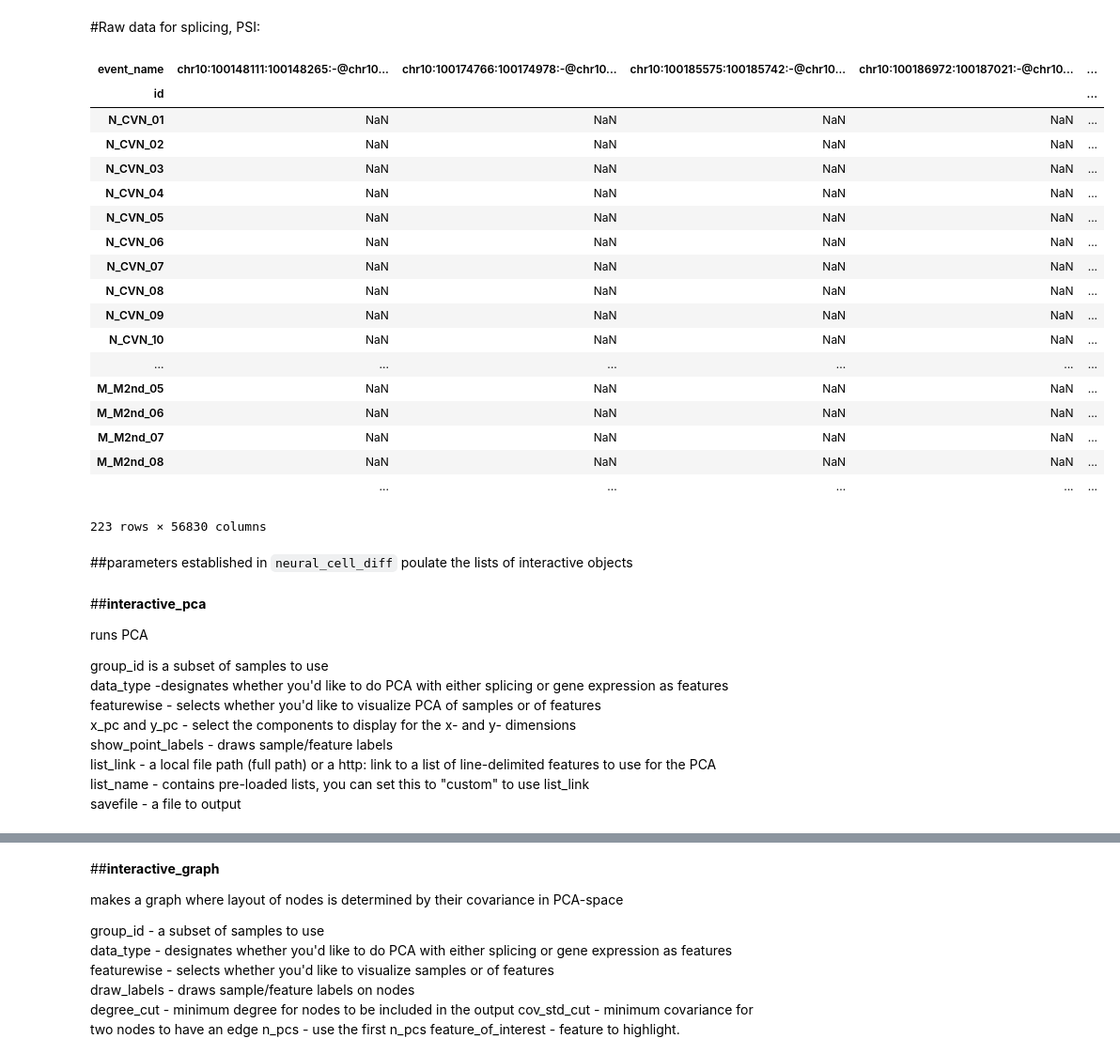
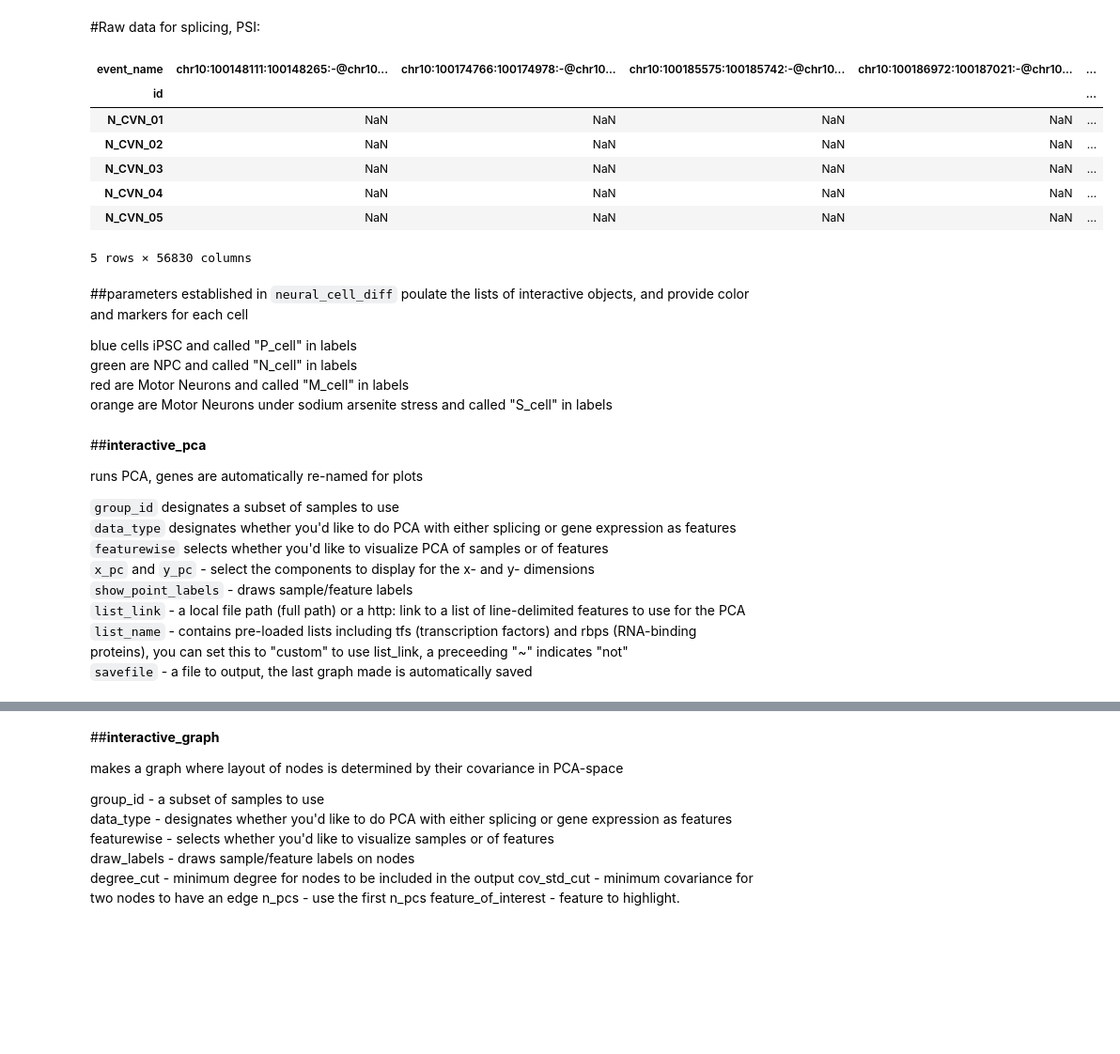
Before and after one commit to YeoLab/flotilla, a Jupyter notebook: intro to flotilla.ipynb, the cells around one changed output, grey strips where cells are left out. Shown at 94% size. Cells and saved outputs as stored; diff of their text form; code cells hidden in the pictures; blank space fills up the shorter version.

```diff
--- a/intro to flotilla.ipynb
+++ b/intro to flotilla.ipynb
@@ -66,0 +66,3 @@ Automatic pdb calling has been turned ON
+# %%
+import neural_diff_project
+sc_study = neural_diff_project.embark(load_cargo=True, drop_outliers=True) #sc = "single cell"
@@ -81,2 +94,0 @@ All data types should be available for user interaction (and are expected to be
-# %%
-sc_study = neural_diff_project.embark(load_cargo=False, drop_outliers=True)
@@ -140,39 +127,33 @@ sc_study.expression.df
 # %% [markdown]
 #Raw data for splicing, PSI:
 # %%
-sc_study.splicing.df
+sc_study.splicing.df.head()
 # %% [output]
 | event_name | chr10:100148111:100148265:-@chr10... | chr10:100174766:100174978:-@chr10... | chr10:100185575:100185742:-@chr10... | chr10:100186972:100187021:-@chr10... | ... |
 | id |  |  |  |  | ... |
 | N_CVN_01 | NaN | NaN | NaN | NaN | ... |
 | N_CVN_02 | NaN | NaN | NaN | NaN | ... |
 | N_CVN_03 | NaN | NaN | NaN | NaN | ... |
 | N_CVN_04 | NaN | NaN | NaN | NaN | ... |
 | N_CVN_05 | NaN | NaN | NaN | NaN | ... |
-| N_CVN_06 | NaN | NaN | NaN | NaN | ... |
-| N_CVN_07 | NaN | NaN | NaN | NaN | ... |
-| N_CVN_08 | NaN | NaN | NaN | NaN | ... |
-| N_CVN_09 | NaN | NaN | NaN | NaN | ... |
-| N_CVN_10 | NaN | NaN | NaN | NaN | ... |
-| ... | ... | ... | ... | ... | ... |
-| M_M2nd_05 | NaN | NaN | NaN | NaN | ... |
-| M_M2nd_06 | NaN | NaN | NaN | NaN | ... |
-| M_M2nd_07 | NaN | NaN | NaN | NaN | ... |
-| M_M2nd_08 | NaN | NaN | NaN | NaN | ... |
-|  | ... | ... | ... | ... | ... |
-223 rows × 56830 columns
+5 rows × 56830 columns
-# %% [markdown]
-##parameters established in <code>neural_cell_diff</code> poulate the lists of interactive objects
+# %% [markdown]
+##parameters established in <code>neural_cell_diff</code> poulate the lists of interactive objects, and provide color and markers for each cell<br>
+
+blue cells iPSC and called "P_cell" in labels<br>
+green are NPC and called "N_cell" in labels<br>
+red are Motor Neurons and called "M_cell" in labels<br>
+orange are Motor Neurons under sodium arsenite stress and called "S_cell" in labels
 # %% [markdown]
 ##<b>interactive_pca</b>
 
-runs PCA
+runs PCA, genes are automatically re-named for plots
 
-group_id is a subset of samples to use<br>
-data_type -designates whether you'd like to do PCA with either splicing or gene expression as features<br>
-featurewise - selects whether you'd like to visualize PCA of samples or of features<br>
-x_pc and y_pc - select the components to display for the x- and y- dimensions<br>
-show_point_labels - draws sample/feature labels<br>
-list_link - a local file path (full path) or a http: link to a list of line-delimited features to use for the PCA<br>
-list_name - contains pre-loaded lists, you can set this to "custom" to use list_link<br>
-savefile - a file to output
+`group_id` designates a subset of samples to use<br>
+`data_type` designates whether you'd like to do PCA with either splicing or gene expression as features<br>
+`featurewise` selects whether you'd like to visualize PCA of samples or of features<br>
+`x_pc` and `y_pc` - select the components to display for the x- and y- dimensions<br>
+`show_point_labels` - draws sample/feature labels<br>
+`list_link` - a local file path (full path) or a http: link to a list of line-delimited features to use for the PCA<br>
+`list_name` - contains pre-loaded lists including tfs (transcription factors) and rbps (RNA-binding proteins), you can set this to "custom" to use list_link, a preceeding "~" indicates "not"<br>
+`savefile` - a file to output, the last graph made is automatically saved
```
Also changed, not shown: parts of 43 cells of this notebook, 1 other file.
